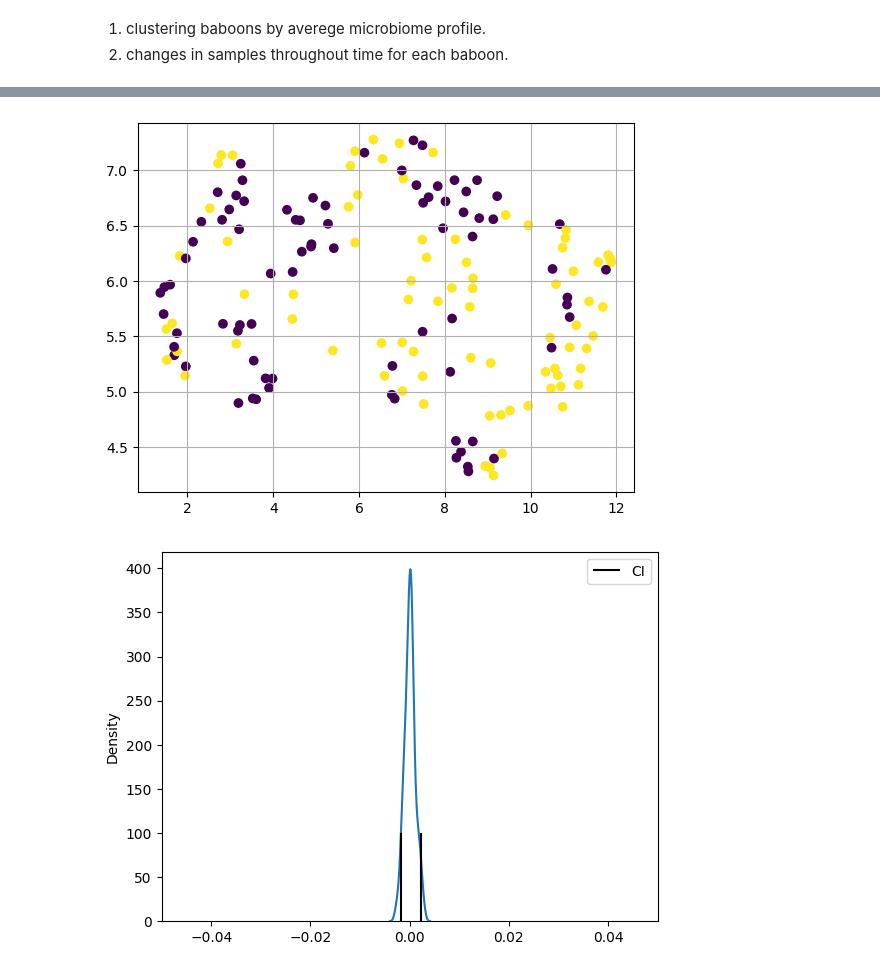
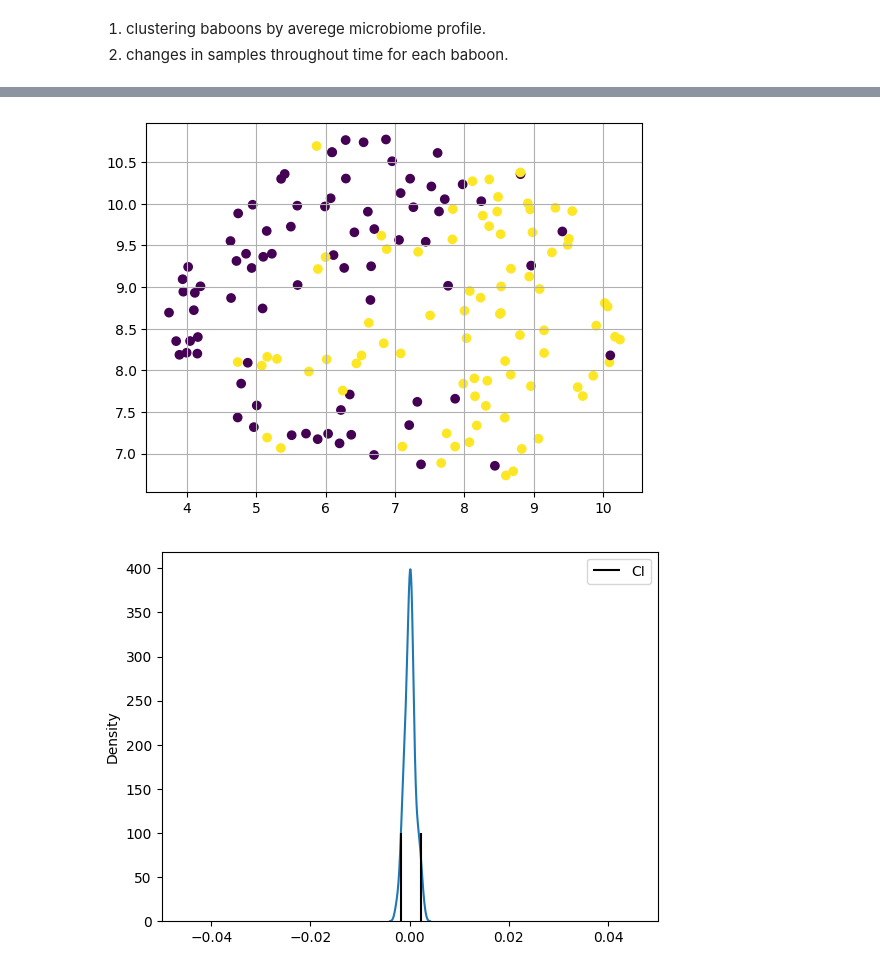
Before and after one commit to yuvaldotan/workshop_microbiome, a Jupyter notebook: microbiome aitchison.ipynb, the cells around one changed output, grey strips where cells are left out. Saved outputs shown, nothing was run; the diff lists cells and outputs as text; code cells hidden in the pictures.

Commit message:
aitchison

```diff
--- a/microbiome aitchison.ipynb
+++ b/microbiome aitchison.ipynb
@@ -43,8 +43,9 @@ plt.show()
 [figure]
 # %%
 def aitchison_normalization(df):
-    D = df.shape[1]
-    values = df.values
+    dataf = df.copy()
+    D = dataf.shape[1]
+    values = dataf.values
     values[values == 0] = 10 ** - 100
 
     for i, row in enumerate(values):
@@ -53,4 +54,4 @@ def aitchison_normalization(df):
 
 
 
-    return pd.DataFrame(values, columns= df.columns, index=df.index)
+    return pd.DataFrame(values, columns= dataf.columns, index=dataf.index)
@@ -322,14 +232,13 @@ results = pca.fit_transform(data_df_avg_season)
 px.scatter_3d(pd.DataFrame(results, columns=["PC1", "PC2", "PC3"]), x="PC1", y="PC2", z="PC3", color=labels)
 # %%
-
 reducer = umap.UMAP()
-results = reducer.fit_transform(data_df_avg_season.values).transpose()
+results = reducer.fit_transform(aitchison_normalization(data_df_avg_season)).T
 
 plt.scatter(results[0], results[1], c=labels)
 plt.grid()
 plt.show()
 # %% [output]
-[figure, old version]
+[figure, new version]
 # %%
 Df = data_df_avg_D.copy().reset_index(level=1, drop=True)
 Wf = data_df_avg_W.copy().reset_index(level=1, drop=True)
```
Also changed, not shown: parts of 17 cells of this notebook.
